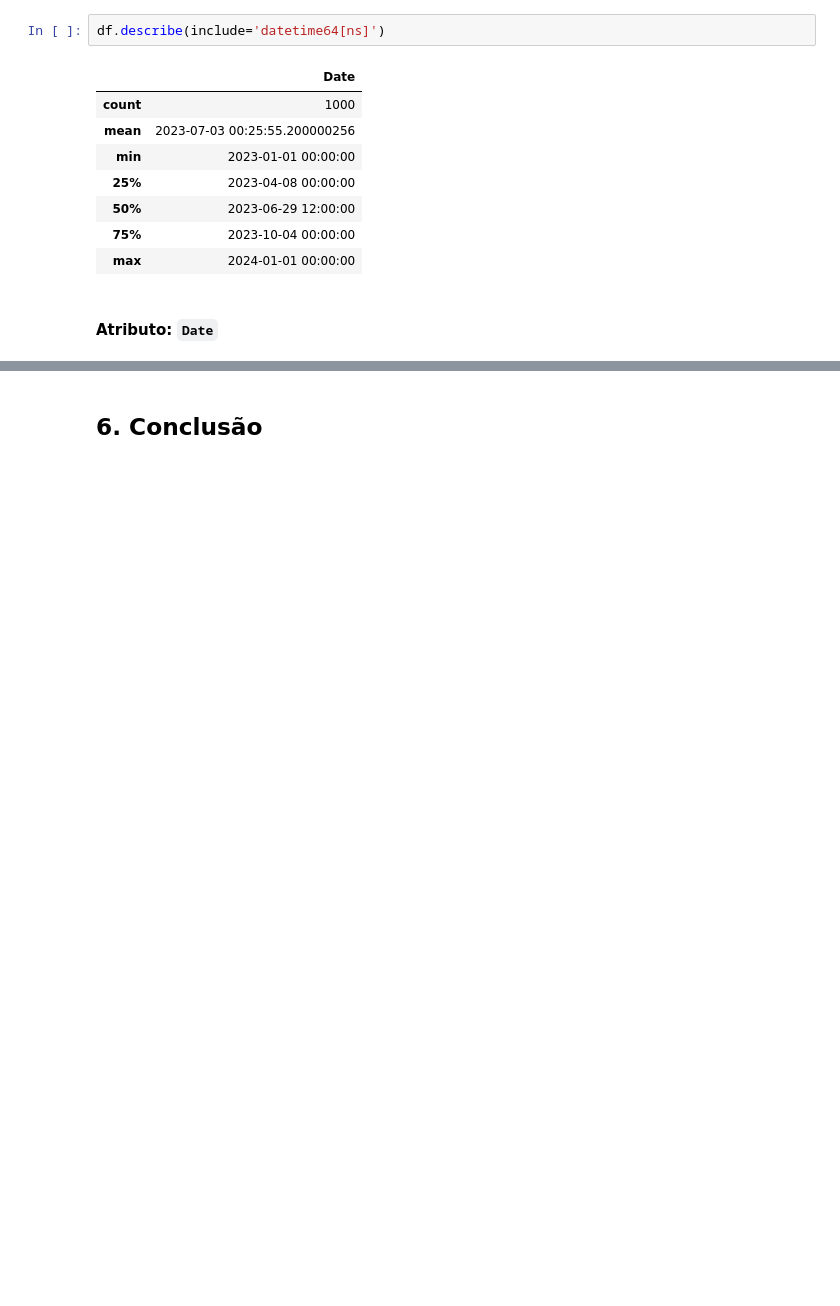
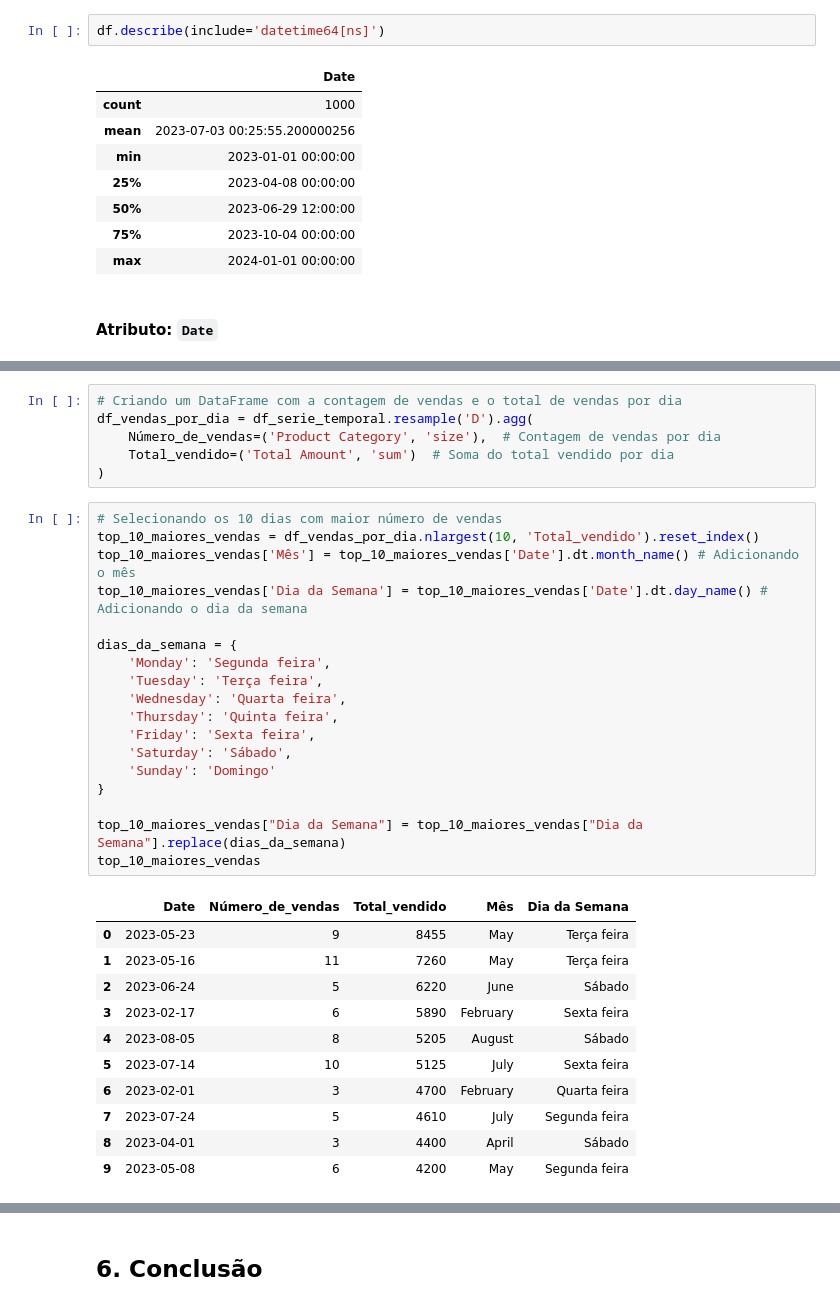
Before and after one commit to DevBrunoP/AED-Retail-Sales-Dataset, a Jupyter notebook: AED - Dados Varejo.ipynb, the cells around one changed output, grey strips where cells are left out. Saved outputs shown, nothing was run; the diff lists cells and outputs as text; blank space fills up the shorter version.

```diff
--- a/AED - Dados Varejo.ipynb
+++ b/AED - Dados Varejo.ipynb
@@ -727,0 +829,36 @@ df.describe(include='datetime64[ns]')
+# %%
+# Criando um DataFrame com a contagem de vendas e o total de vendas por dia
+df_vendas_por_dia = df_serie_temporal.resample('D').agg(
+    Número_de_vendas=('Product Category', 'size'),  # Contagem de vendas por dia
+    Total_vendido=('Total Amount', 'sum')  # Soma do total vendido por dia
+)
+# %%
+# Selecionando os 10 dias com maior número de vendas
+top_10_maiores_vendas = df_vendas_por_dia.nlargest(10, 'Total_vendido').reset_index()
+top_10_maiores_vendas['Mês'] = top_10_maiores_vendas['Date'].dt.month_name() # Adicionando o mês
+top_10_maiores_vendas['Dia da Semana'] = top_10_maiores_vendas['Date'].dt.day_name() # Adicionando o dia da semana
+
+dias_da_semana = {
+    'Monday': 'Segunda feira',
+    'Tuesday': 'Terça feira',
+    'Wednesday': 'Quarta feira',
+    'Thursday': 'Quinta feira',
+    'Friday': 'Sexta feira',
+    'Saturday': 'Sábado',
+    'Sunday': 'Domingo'
+}
+
+top_10_maiores_vendas["Dia da Semana"] = top_10_maiores_vendas["Dia da Semana"].replace(dias_da_semana)
+top_10_maiores_vendas
+# %% [output]
+|  | Date | Número_de_vendas | Total_vendido | Mês | Dia da Semana |
+| 0 | 2023-05-23 | 9 | 8455 | May | Terça feira |
+| 1 | 2023-05-16 | 11 | 7260 | May | Terça feira |
+| 2 | 2023-06-24 | 5 | 6220 | June | Sábado |
+| 3 | 2023-02-17 | 6 | 5890 | February | Sexta feira |
+| 4 | 2023-08-05 | 8 | 5205 | August | Sábado |
+| 5 | 2023-07-14 | 10 | 5125 | July | Sexta feira |
+| 6 | 2023-02-01 | 3 | 4700 | February | Quarta feira |
+| 7 | 2023-07-24 | 5 | 4610 | July | Segunda feira |
+| 8 | 2023-04-01 | 3 | 4400 | April | Sábado |
+| 9 | 2023-05-08 | 6 | 4200 | May | Segunda feira |
```
Also changed, not shown: parts of 20 cells of this notebook.
